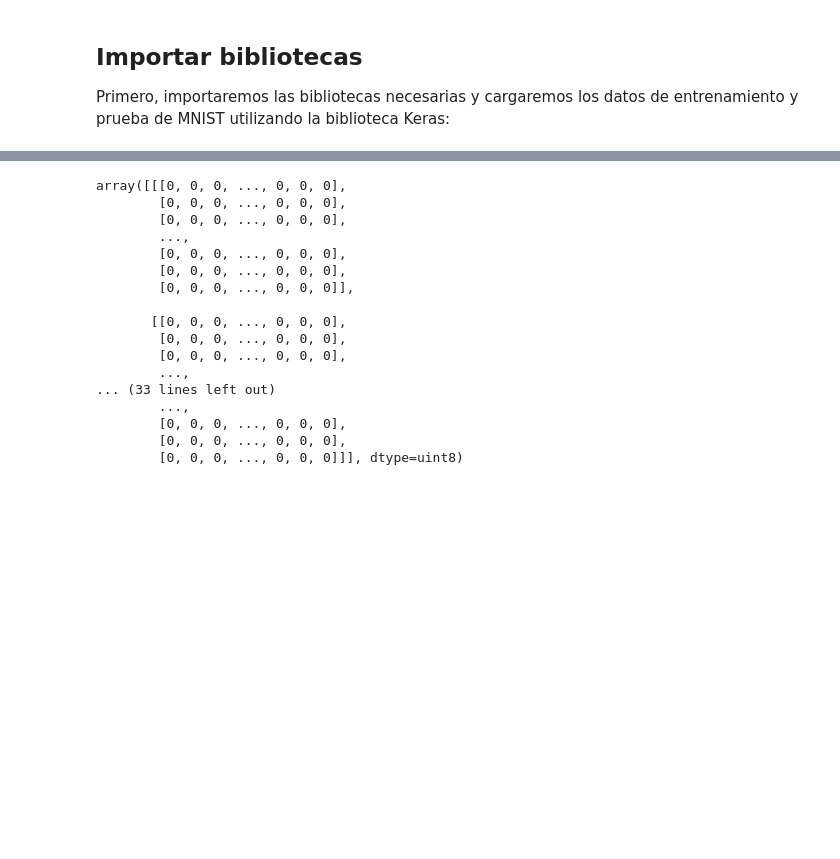
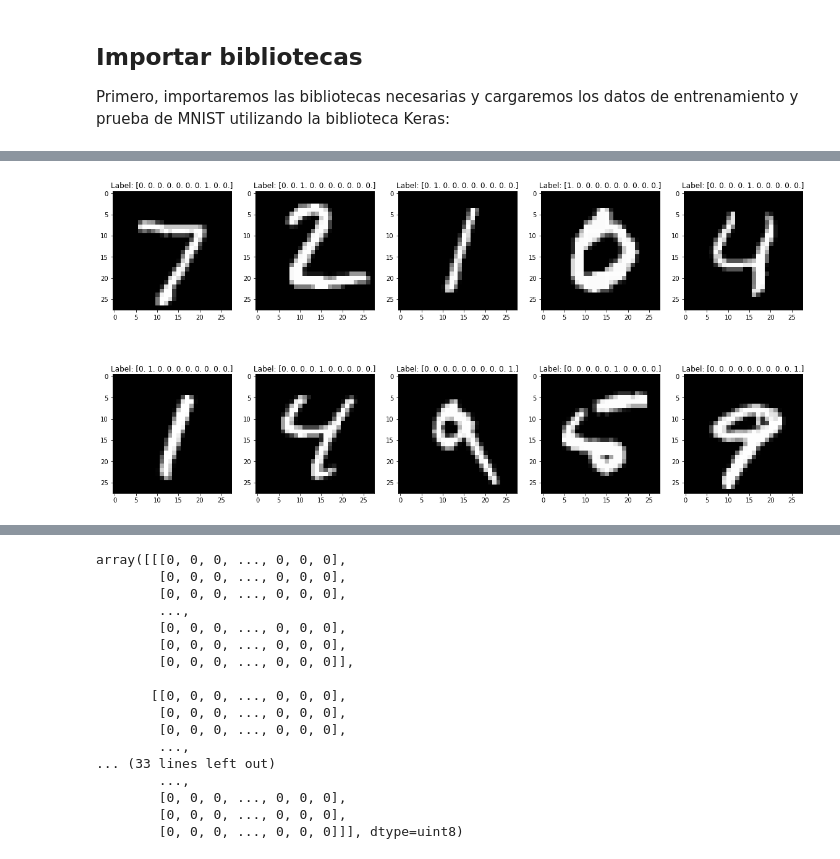
Before and after one commit to MattJCR/Introducci-n-a-Redes-Neuronales, a Jupyter notebook: Introducción_a_Redes_Neuronales.ipynb, the cells around one changed output, grey strips where cells are left out. Cells and saved outputs as stored; diff of their text form; code cells hidden in the pictures; blank space fills up the shorter version.

```diff
--- a/Introducción_a_Redes_Neuronales.ipynb
+++ b/Introducción_a_Redes_Neuronales.ipynb
@@ -51,0 +64,10 @@ El conjunto de datos MNIST se encuentra disponible en Keras como un conjunto de
+# %%
+# Visualizar algunos ejemplos de las imágenes de prueba
+fig, axs = plt.subplots(2, 5, figsize=(20, 10))
+axs = axs.flatten()
+for i in range(10):
+    axs[i].imshow(X_test[i], cmap='gray')
+    axs[i].set_title(f'Label: {y_test[i]}')
+plt.show()
+# %% [output]
+[figure, added]
```
Also changed, not shown: parts of 3 cells of this notebook.
